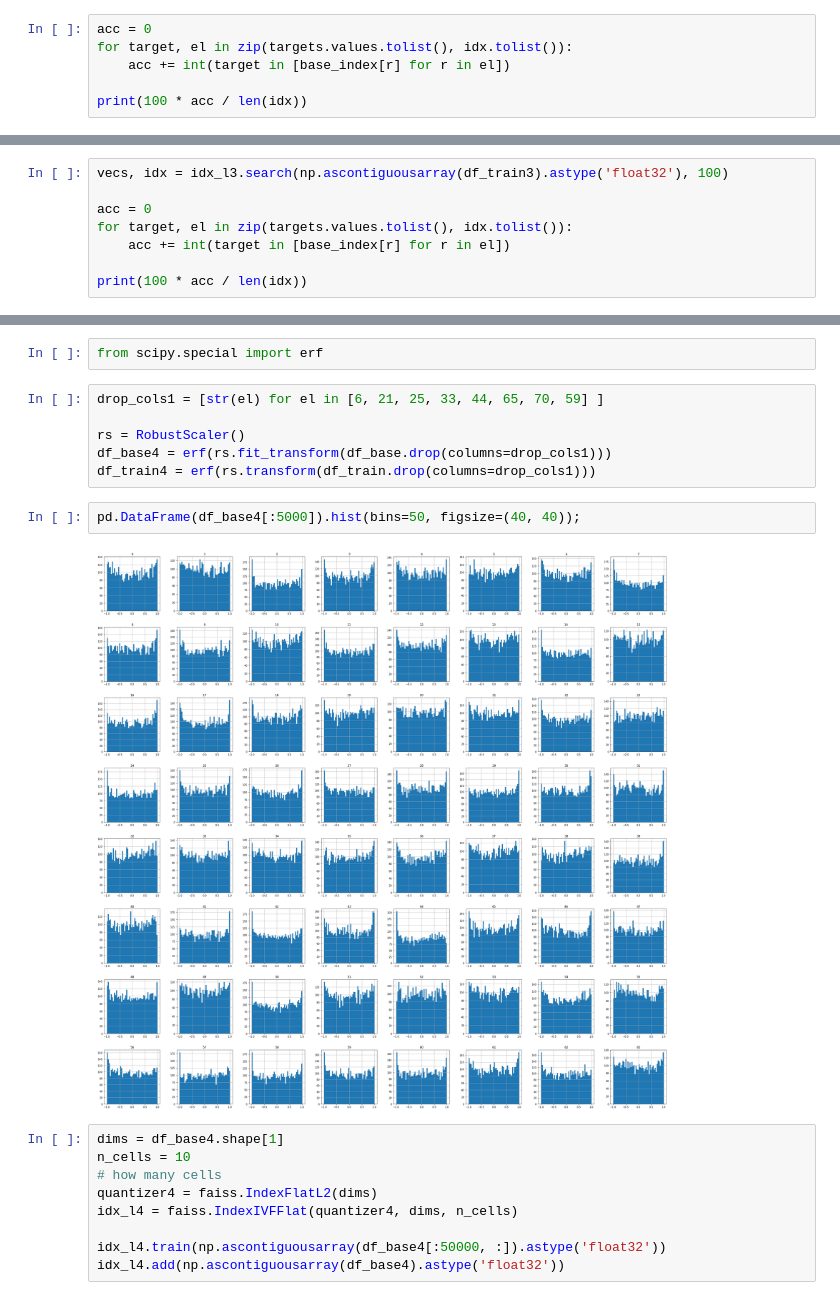
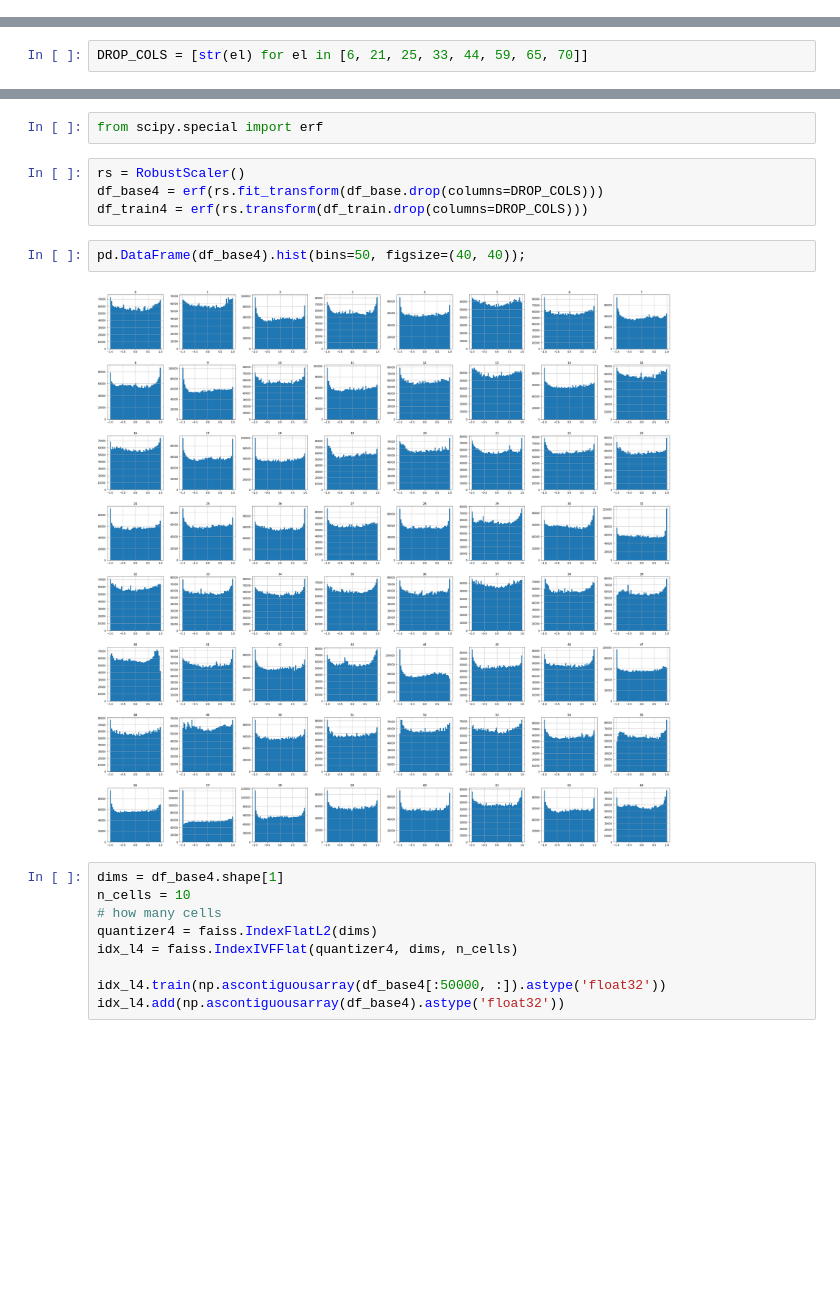
Before and after one commit to gumaonelove/data-science, a Jupyter notebook: Яндекс Практикум/Мастерская данных 2/3-baseline.ipynb, the cells around one changed output, grey strips where cells are left out. Saved outputs shown, nothing was run; the diff lists cells and outputs as text; blank space fills up the shorter version.

```diff
--- a/Яндекс Практикум/Мастерская данных 2/3-baseline.ipynb
+++ b/Яндекс Практикум/Мастерская данных 2/3-baseline.ipynb
@@ -286,6 +240,0 @@ NameError: name 'base_index' is not defined
-# %%
-acc = 0
-for target, el in zip(targets.values.tolist(), idx.tolist()):
-    acc += int(target in [base_index[r] for r in el])
-
-print(100 * acc / len(idx))
@@ -294,8 +241,2 @@ print(100 * acc / len(idx))
-# %%
-vecs, idx = idx_l3.search(np.ascontiguousarray(df_train3).astype('float32'), 100)
-
-acc = 0
-for target, el in zip(targets.values.tolist(), idx.tolist()):
-    acc += int(target in [base_index[r] for r in el])
-
-print(100 * acc / len(idx))
+# %%
+DROP_COLS = [str(el) for el in [6, 21, 25, 33, 44, 59, 65, 70]]
@@ -320,15 +287,13 @@ arr_test = rs.transform(df_test)
 # %%
 from scipy.special import erf
 # %%
-drop_cols1 = [str(el) for el in [6, 21, 25, 33, 44, 65, 70, 59] ]
-
 rs = RobustScaler()
-df_base4 = erf(rs.fit_transform(df_base.drop(columns=drop_cols1)))
-df_train4 = erf(rs.transform(df_train.drop(columns=drop_cols1)))
+df_base4 = erf(rs.fit_transform(df_base.drop(columns=DROP_COLS)))
+df_train4 = erf(rs.transform(df_train.drop(columns=DROP_COLS)))
 # %%
-pd.DataFrame(df_base4[:5000]).hist(bins=50, figsize=(40, 40));
+pd.DataFrame(df_base4).hist(bins=50, figsize=(40, 40));
 # %% [output]
-[figure, old version]
+[figure, new version]
 # %%
 dims = df_base4.shape[1]
 n_cells = 10
```
Also changed, not shown: parts of 66 cells of this notebook, 1 other file.
